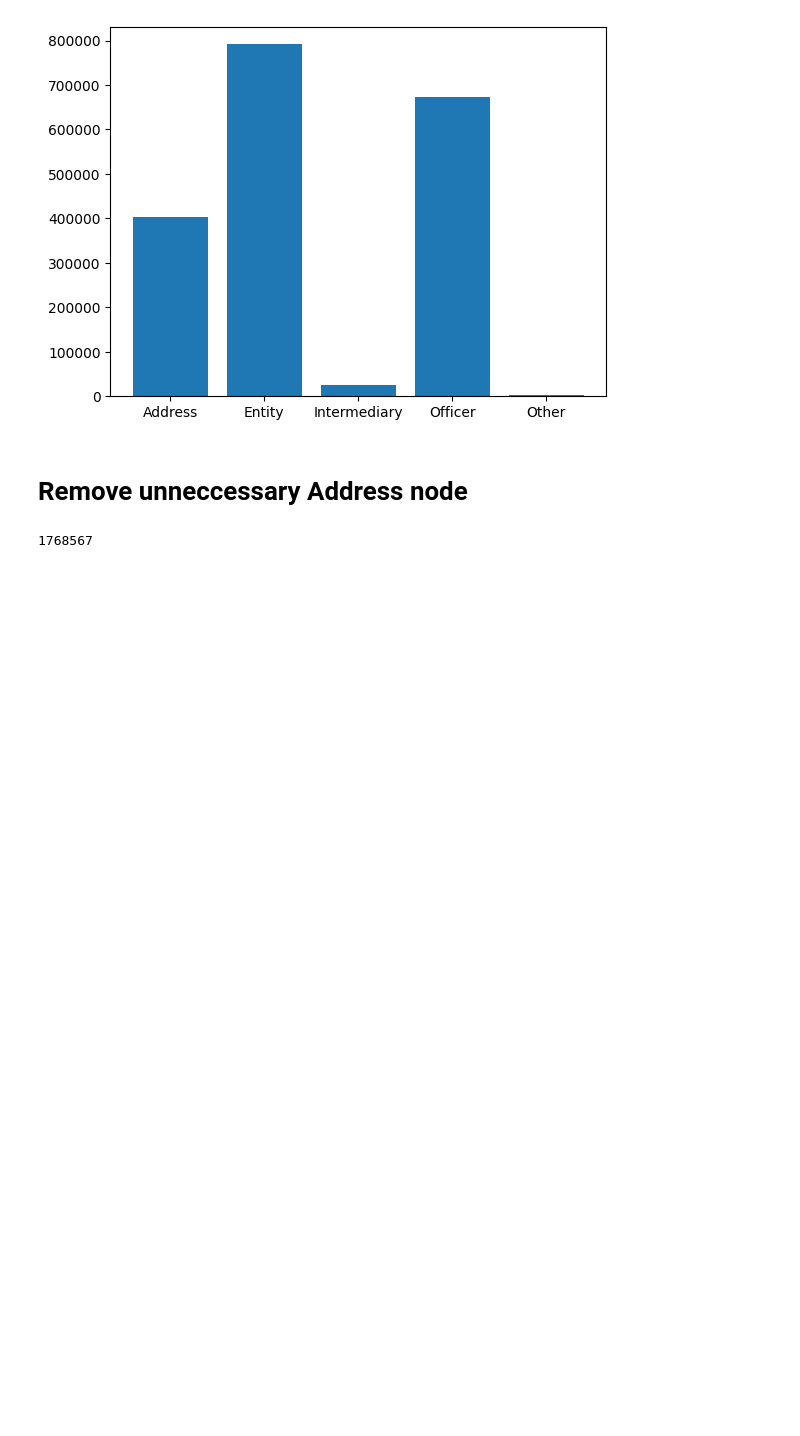
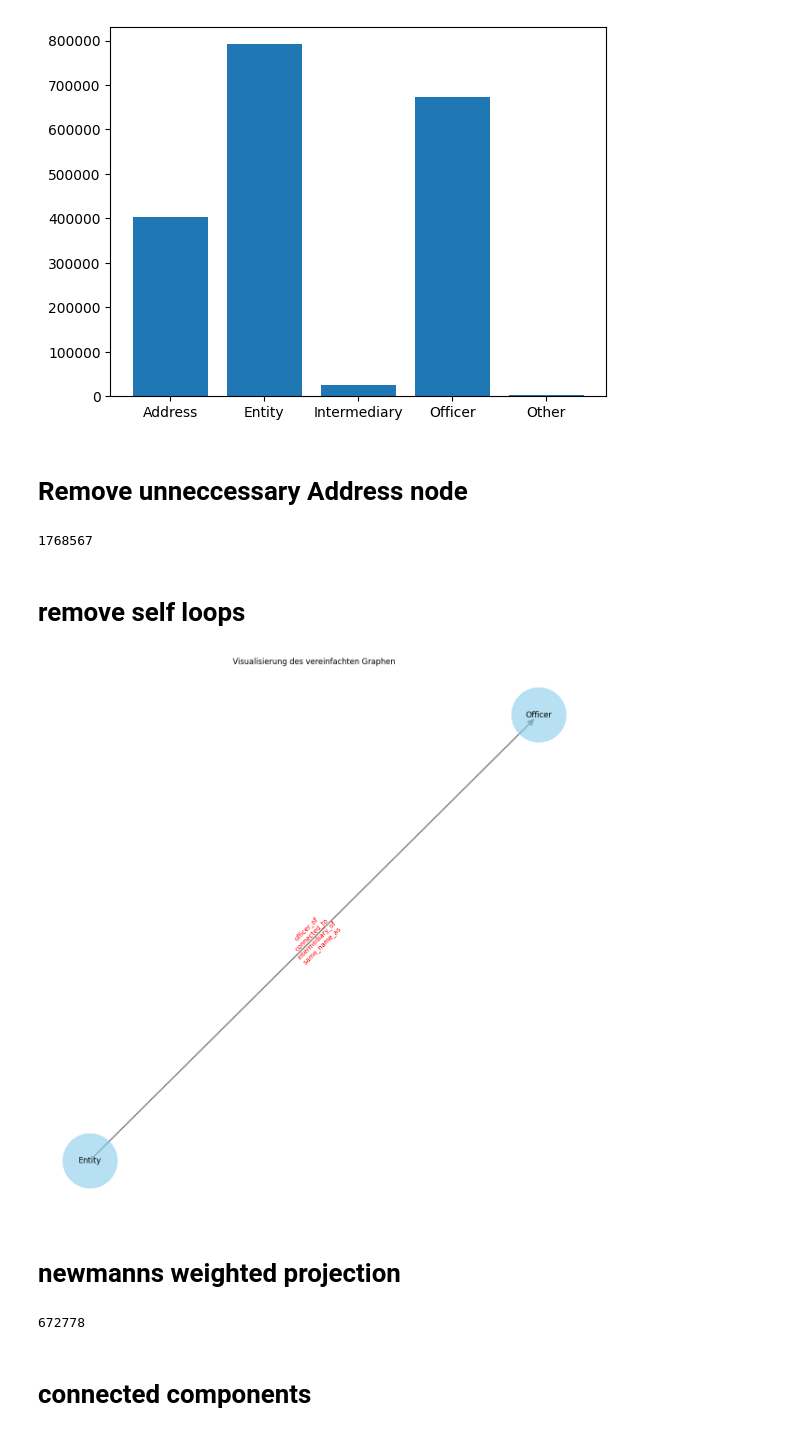
Before and after one commit to gabrieltorresgamez/fhnw-san-project, a Jupyter notebook: notebook.ipynb, the cells around one changed output. Saved outputs shown, nothing was run; the diff lists cells and outputs as text; code cells hidden in the pictures; blank space fills up the shorter version.

Commit message:
newmanns weighted projection

```diff
--- a/notebook.ipynb
+++ b/notebook.ipynb
@@ -289,5 +289,7 @@ entity_officers = G.subgraph([node for node, data in G.nodes(data=True) if data[
 entity_officers.size()
 # %% [output]
 1768567
+# %% [markdown]
+# remove self loops
 # %%
 no_self_loops = nx.Graph(nx.subgraph_view(entity_officers, filter_edge=lambda u,v,_: entity_officers.nodes[u]["node_type"] != entity_officers.nodes[v]["node_type"]))
@@ -298,0 +296,6 @@ projection = nx.bipartite.weighted_projected_graph(
+# %%
+draw_graph(simplify_graph(no_self_loops))
+# %% [output]
+[figure, added]
+# %% [markdown]
+# newmanns weighted projection
@@ -298,0 +307,6 @@ projection = nx.bipartite.weighted_projected_graph(
+# %%
+projection.number_of_nodes()
+# %% [output]
+672778
+# %% [markdown]
+# connected components
```
Also changed, not shown: parts of 7 cells of this notebook.
